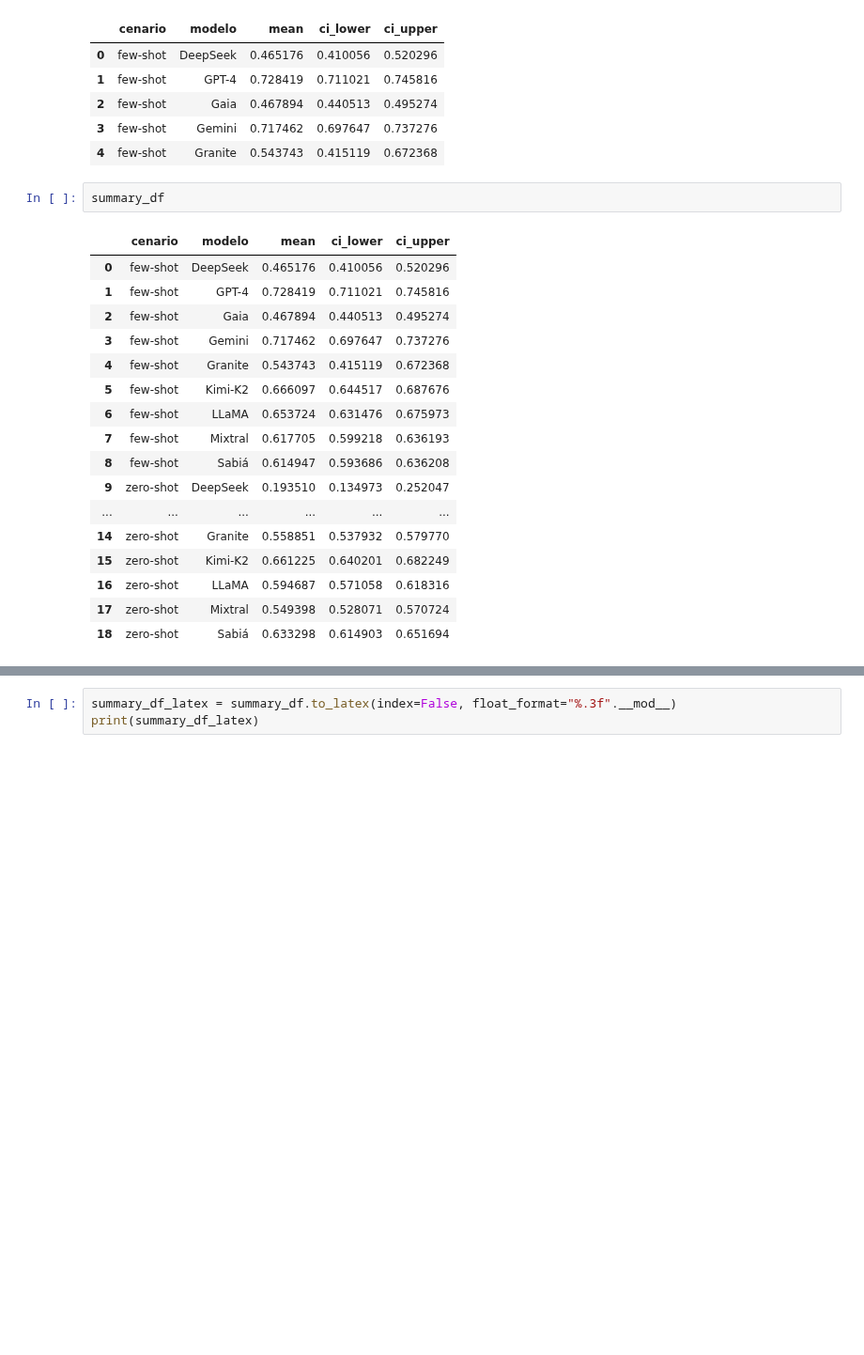
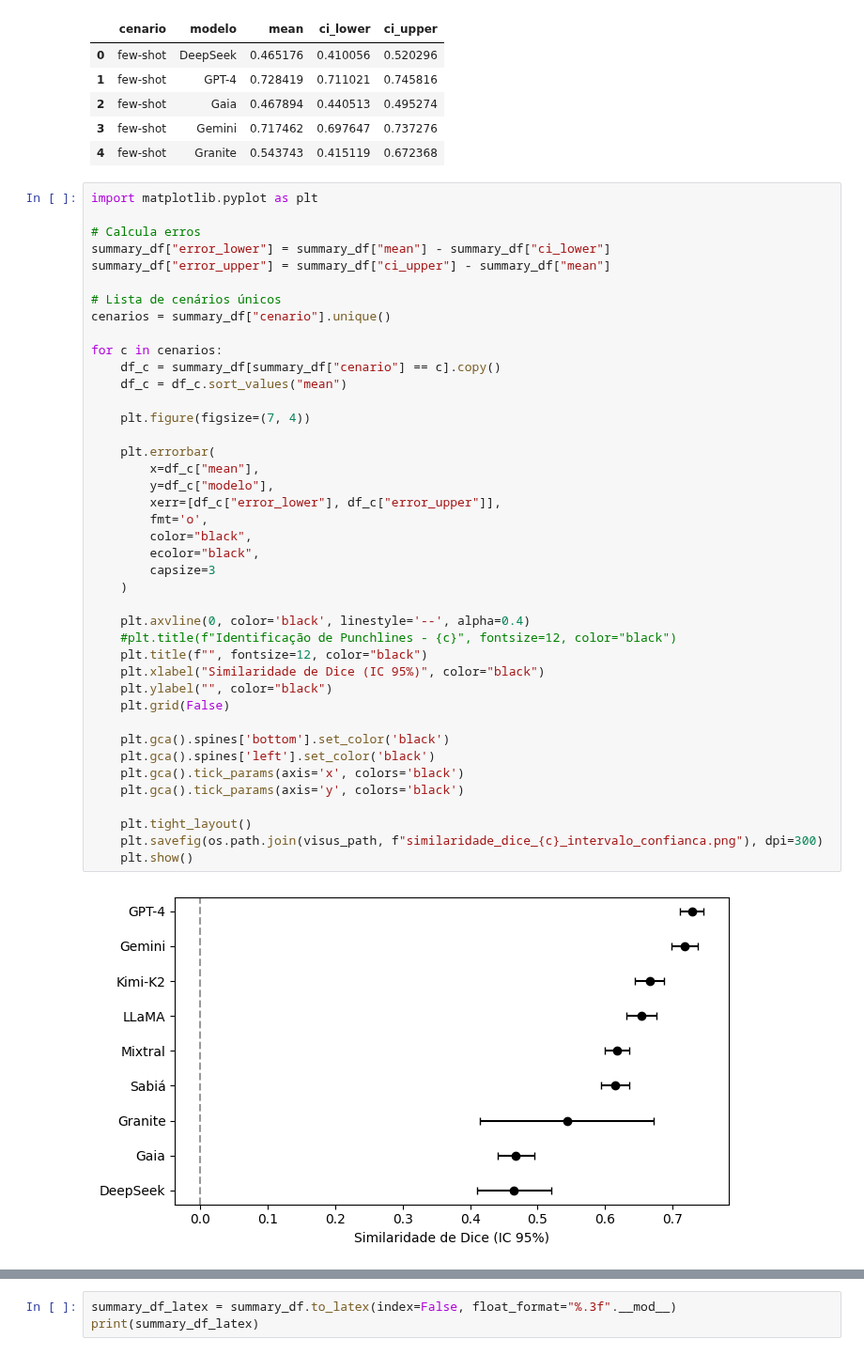
Before and after one commit to llm-pt-ibm/brazilian_northeast_humor_benchmark, a Jupyter notebook: results_exploration.ipynb, the cells around one changed output, grey strips where cells are left out. Shown at 94% size. Drawn from its saved outputs; the diff is of its cells as text; blank space fills up the shorter version.

Commit message:
update visualizations

```diff
--- a/results_exploration.ipynb
+++ b/results_exploration.ipynb
@@ -282,23 +270,46 @@ summary_df.head()
 | 2 | few-shot | Gaia | 0.467894 | 0.440513 | 0.495274 |
 | 3 | few-shot | Gemini | 0.717462 | 0.697647 | 0.737276 |
 | 4 | few-shot | Granite | 0.543743 | 0.415119 | 0.672368 |
-# %%
-summary_df
-# %% [output]
-|  | cenario | modelo | mean | ci_lower | ci_upper |
-| 0 | few-shot | DeepSeek | 0.465176 | 0.410056 | 0.520296 |
-| 1 | few-shot | GPT-4 | 0.728419 | 0.711021 | 0.745816 |
-| 2 | few-shot | Gaia | 0.467894 | 0.440513 | 0.495274 |
-| 3 | few-shot | Gemini | 0.717462 | 0.697647 | 0.737276 |
-| 4 | few-shot | Granite | 0.543743 | 0.415119 | 0.672368 |
-| 5 | few-shot | Kimi-K2 | 0.666097 | 0.644517 | 0.687676 |
-| 6 | few-shot | LLaMA | 0.653724 | 0.631476 | 0.675973 |
-| 7 | few-shot | Mixtral | 0.617705 | 0.599218 | 0.636193 |
-| 8 | few-shot | Sabiá | 0.614947 | 0.593686 | 0.636208 |
-| 9 | zero-shot | DeepSeek | 0.193510 | 0.134973 | 0.252047 |
-| ... | ... | ... | ... | ... | ... |
-| 14 | zero-shot | Granite | 0.558851 | 0.537932 | 0.579770 |
-| 15 | zero-shot | Kimi-K2 | 0.661225 | 0.640201 | 0.682249 |
-| 16 | zero-shot | LLaMA | 0.594687 | 0.571058 | 0.618316 |
-| 17 | zero-shot | Mixtral | 0.549398 | 0.528071 | 0.570724 |
-| 18 | zero-shot | Sabiá | 0.633298 | 0.614903 | 0.651694 |
+# %%
+import matplotlib.pyplot as plt
+
+# Calcula erros
+summary_df["error_lower"] = summary_df["mean"] - summary_df["ci_lower"]
+summary_df["error_upper"] = summary_df["ci_upper"] - summary_df["mean"]
+
+# Lista de cenários únicos
+cenarios = summary_df["cenario"].unique()
+
+for c in cenarios:
+    df_c = summary_df[summary_df["cenario"] == c].copy()
+    df_c = df_c.sort_values("mean")
+
+    plt.figure(figsize=(7, 4))
+
+    plt.errorbar(
+        x=df_c["mean"],
+        y=df_c["modelo"],
+        xerr=[df_c["error_lower"], df_c["error_upper"]],
+        fmt='o',
+        color="black",
+        ecolor="black",
+        capsize=3
+    )
+
+    plt.axvline(0, color='black', linestyle='--', alpha=0.4)
+    #plt.title(f"Identificação de Punchlines - {c}", fontsize=12, color="black")
+    plt.title(f"", fontsize=12, color="black")
+    plt.xlabel("Similaridade de Dice (IC 95%)", color="black")
+    plt.ylabel("", color="black")
+    plt.grid(False)
+
+    plt.gca().spines['bottom'].set_color('black')
+    plt.gca().spines['left'].set_color('black')
+    plt.gca().tick_params(axis='x', colors='black')
+    plt.gca().tick_params(axis='y', colors='black')
+
+    plt.tight_layout()
+    plt.savefig(os.path.join(visus_path, f"similaridade_dice_{c}_intervalo_confianca.png"), dpi=300)
+    plt.show()
+# %% [output]
+[figure, added]
```
Also changed, not shown: parts of 2 cells of this notebook, 3 other files.
